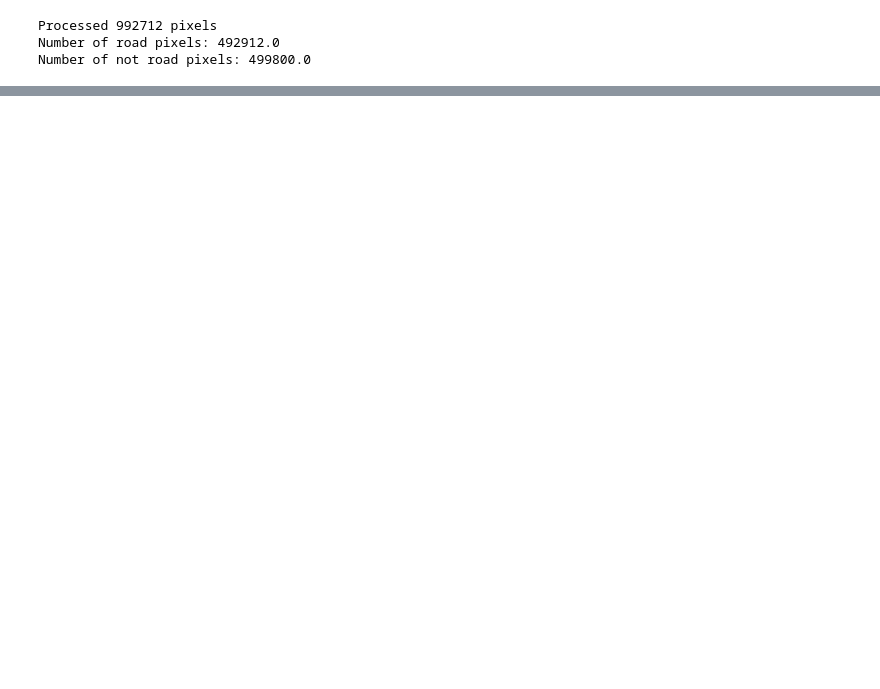
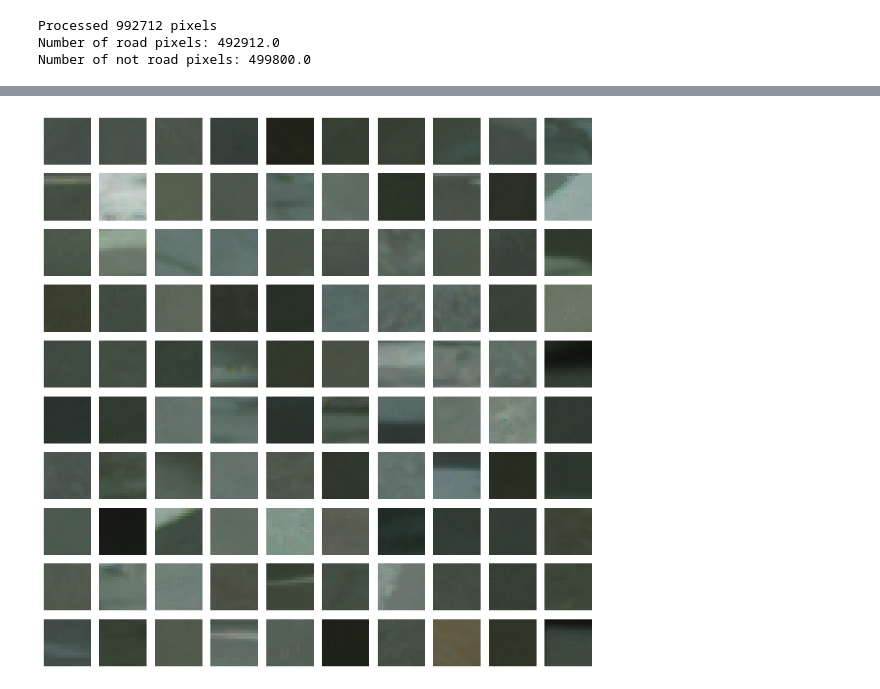
Before and after one commit to tommasosommaruga/CV_project, a Jupyter notebook: patch_classifier/patch_classifier.ipynb, the cells around one changed output, grey strips where cells are left out. Drawn from its saved outputs; the diff is of its cells as text; code cells hidden in the pictures; blank space fills up the shorter version.

Commit message:
added patches visualization

```diff
--- a/patch_classifier/patch_classifier.ipynb
+++ b/patch_classifier/patch_classifier.ipynb
@@ -243 +236,12 @@ plt.show()
 [figure]
+# %%
+# plot 100 patches of road class
+road_patches = X_val[y_val == 1]
+fig, axes = plt.subplots(10, 10, figsize=(10, 10))
+for i, ax in enumerate(axes.flat):
+    ax.imshow(road_patches[i])
+    ax.axis('off')
+plt.tight_layout()
+plt.show()
+# %% [output]
+[figure, added]
```
Also changed, not shown: parts of 6 cells of this notebook.
